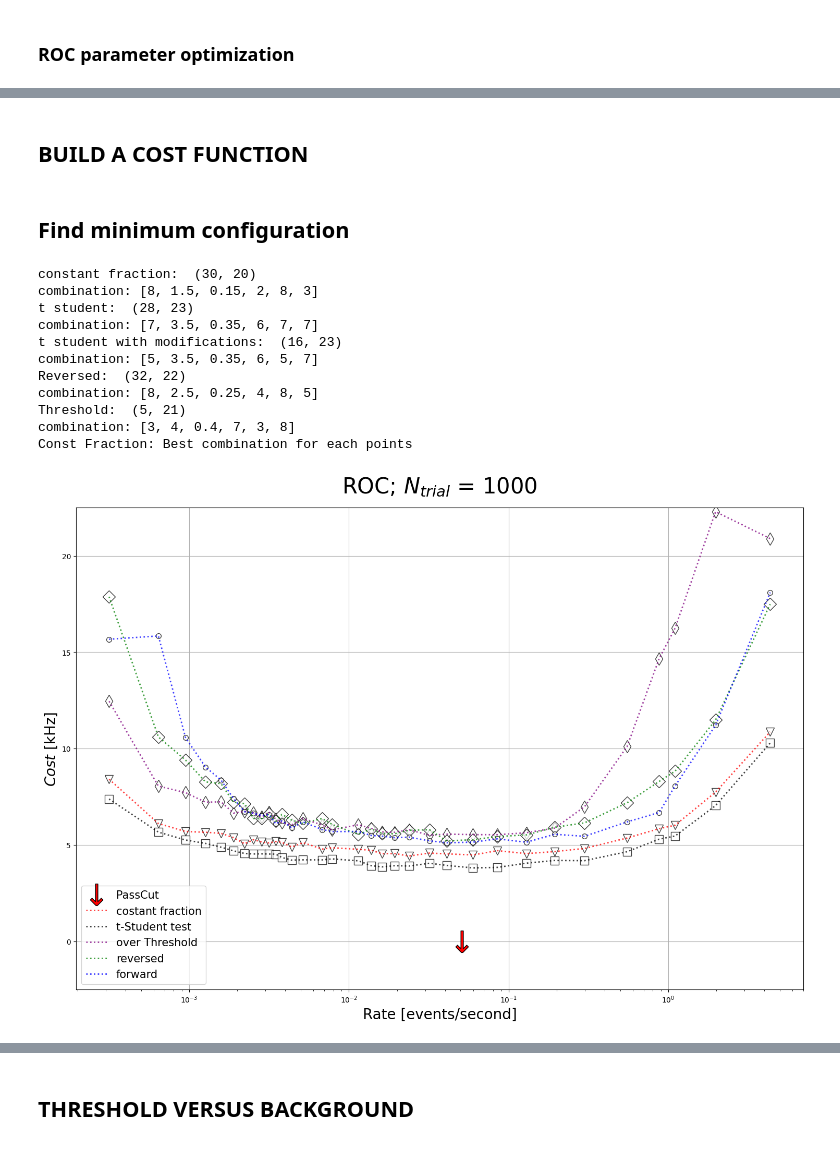
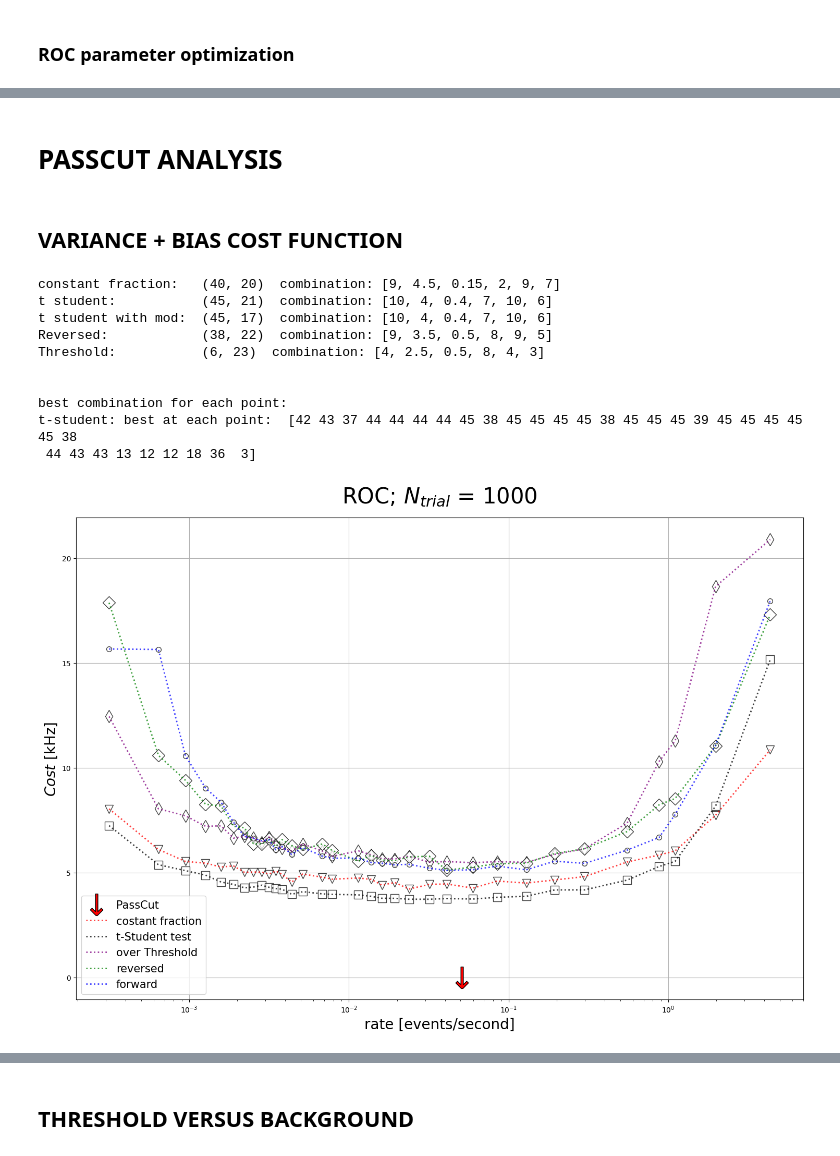
Before and after one commit to Adrianodelvincio/ALPHA, a Jupyter notebook: ALPHA-2/LineShape/MVA.ipynb, the cells around one changed output, grey strips where cells are left out. Saved outputs shown, nothing was run; the diff lists cells and outputs as text; code cells hidden in the pictures.

```diff
--- a/ALPHA-2/LineShape/MVA.ipynb
+++ b/ALPHA-2/LineShape/MVA.ipynb
@@ -257,0 +372,2 @@ GOODCOFFE
+# %% [markdown]
+# PASSCUT ANALYSIS
@@ -258,15 +395,16 @@ GOODCOFFE
 # %% [markdown]
-## BUILD A COST FUNCTION
+## VARIANCE + BIAS COST FUNCTION
 # %%
 # Cost functions
-ROC_cost_cf = np.sqrt(ROC_stdCf**2 + ROC_biasCf**2)
-ROC_cost_thr = np.sqrt(ROC_stdThr**2 + ROC_biasThr**2)
-ROC_cost_veto = np.sqrt(ROC_stdVeto**2 + ROC_biasVeto**2)
-ROC_cost_rev = np.sqrt(ROC_stdRev**2 + ROC_biasRev**2)
-ROC_cost_sum = np.sqrt(ROC_stdSum**2 + ROC_biasSum**2)
-ROC_cost_sign = np.sqrt(ROC_stdSign**2 + ROC_biasSign**2)
+def costFunction(x,y):
+    return np.sqrt(x**2 + y**2)
+
+ROC_cost_cf = costFunction(ROC_stdCf,ROC_biasCf)
+ROC_cost_thr = costFunction(ROC_stdThr,ROC_biasThr)
+ROC_cost_veto = costFunction(ROC_stdVeto,ROC_biasVeto)
+ROC_cost_rev = costFunction(ROC_stdRev,ROC_biasRev)
+ROC_cost_sum = costFunction(ROC_stdSum,ROC_biasSum)
+ROC_cost_sign = costFunction(ROC_stdSign,ROC_biasSign)
-# %% [markdown]
-## Find minimum configuration
 # %%
 import matplotlib._color_data as mcd # package for colors
 
@@ -278,33 +416,26 @@ overlap = sorted(overlap, reverse=True)
 
 # Find best configuration which minimize the cost
 ind = np.unravel_index(np.argmin(ROC_cost_cf, axis = None), ROC_cost_cf.shape)
-print("constant fraction: ", ind)
-print("combination:", combinations[ind[0]])
+print("constant fraction:  ", ind, " combination:", combinations[ind[0]])
 
 ind = np.unravel_index(np.argmin(ROC_cost_sum, axis = None), ROC_cost_sum.shape)
-print("t student: ", ind)
-print("combination:", combinations[ind[0]])
+print("significance :          ", ind, " combination:", combinations[ind[0]])
 
 ind = np.unravel_index(np.argmin(ROC_cost_sign, axis = None), ROC_cost_sign.shape)
-print("t student with modifications: ", ind)
-print("combination:", combinations[ind[0]])
+print("significance  with mod: ", ind, " combination:", combinations[ind[0]])
 
 ind = np.unravel_index(np.argmin(ROC_cost_rev, axis = None), ROC_cost_rev.shape)
-print("Reversed: ", ind)
-print("combination:", combinations[ind[0]])
+print("Reversed:           ", ind, " combination:", combinations[ind[0]])
 
 ind = np.unravel_index(np.argmin(ROC_cost_thr, axis = None), ROC_cost_thr.shape)
-print("Threshold: ", ind)
-print("combination:", combinations[ind[0]])
-
+print("Threshold:          ", ind, " combination:", combinations[ind[0]])
 
 
 # Find the best configuration of each algorithm with respect to each MVA points
-print("Const Fraction: Best combination for each points")
 # CONSTANT FRACTION
 minimaInd_cf = np.argmin(ROC_cost_cf, axis = 0)
 best_cf = np.zeros(len(rate))
-# T STUDENT TEST
+# significance  TEST
 minimaInd_sum = np.argmin(ROC_cost_sum, axis = 0)
 best_sum = np.zeros(len(rate))
 # SIGNIFICANCE
@@ -319,6 +450,10 @@ best_rev = np.zeros(len(rate))
 # FORWARD
 minimaInd_veto = np.argmin(ROC_cost_veto, axis = 0)
 best_veto = np.zeros(len(rate))
+
+print("\n")
+print("best combination for each point:")
+print("t-student: best at each point: ", minimaInd_sum)
 
 # Plot of the best configuration for each point
 plt.figure(0,figsize = (18,12))
@@ -333,48 +468,45 @@ for i,item in enumerate(rate): # Loop on each MVA point
     index = minimaInd_sum[i]
     best_sum[i] = ROC_cost_sum[index][i]
     plt.errorbar(item, best_sum[i], linestyle = '',marker = "s", markersize = 12, color = "white", markeredgecolor='black', alpha = 0.75)
     # threshold
     index = minimaInd_thr[i]
     best_thr[i] = ROC_cost_thr[index][i]
     plt.errorbar(item, best_thr[i], linestyle = '',marker = "d", markersize = 12, color = "white", markeredgecolor='black', alpha = 0.75)
     # reversed
     index = minimaInd_rev[i]
     best_rev[i] = ROC_cost_rev[index][i]
     plt.errorbar(item, best_rev[i], linestyle = '',marker = "D", markersize =12, color = "white", markeredgecolor='black', alpha = 0.75)
     # forward
     index = minimaInd_veto[i]
     best_veto[i] = ROC_cost_veto[index][i]
     plt.errorbar(item, best_veto[i], linestyle = '',marker = ".", markersize = 14, color = "white", markeredgecolor='black', alpha = 0.75)
 
 # PASSCUT
 
-
-
 plt.title("ROC; " + r"$N_{trial}$ = " + str(Ntrial) , fontsize = 30)
-plt.xlabel("Rate [events/second]", fontsize = 20)
+plt.xlabel("rate [events/second]", fontsize = 20)
 plt.ylabel(r"$Cost$ [kHz]", fontsize = 20)
 plt.xscale("log")
 plt.grid()
-plt.ylim(-2.5,22.5)
+#plt.ylim(-2.5,22.5)
 plt.plot(0.051, 0, color = "red", linestyle = '', marker=r'$\downarrow$', markersize = 30, markeredgecolor='black', label = "PassCut", alpha = 1)
 plt.errorbar(rate, best_cf , linestyle = 'dotted', color = "red", label = "costant fraction", linewidth = 2 ,alpha = 0.75)
 plt.errorbar(rate, best_sum, linestyle = 'dotted', color = "black", label = r"t-Student test",linewidth = 2 , alpha = 0.75)
 plt.errorbar(rate, best_thr, linestyle = 'dotted', color = "purple", label = "over Threshold", linewidth = 2 ,alpha = 0.75)
 plt.errorbar(rate, best_rev, linestyle = 'dotted', color = "green", label = "reversed", linewidth = 2 ,alpha = 0.75)
 plt.errorbar(rate, best_veto, linestyle = 'dotted', color = "blue", label = "forward", linewidth = 2 ,alpha = 0.75)
 plt.legend(fontsize = 15)
-plt.savefig("Plot/mvaScan/ROC_best_values2.jpg", format = "jpg")
-plt.savefig("Plot/mvaScan/ROC_best_values2.pdf", format = "pdf")
+plt.savefig("Plot/mvaScan/ROC_variance_bias.jpg", format = "jpg")
+plt.savefig("Plot/mvaScan/ROC_variance_bias.pdf", format = "pdf")
 # %% [output]
-constant fraction:  (30, 20)
-combination: [8, 1.5, 0.15, 2, 8, 3]
-t student:  (28, 23)
-combination: [7, 3.5, 0.35, 6, 7, 7]
-t student with modifications:  (16, 23)
-combination: [5, 3.5, 0.35, 6, 5, 7]
-Reversed:  (32, 22)
-combination: [8, 2.5, 0.25, 4, 8, 5]
-Threshold:  (5, 21)
-combination: [3, 4, 0.4, 7, 3, 8]
-Const Fraction: Best combination for each points
+constant fraction:   (40, 20)  combination: [9, 4.5, 0.15, 2, 9, 7]
+t student:           (45, 21)  combination: [10, 4, 0.4, 7, 10, 6]
+t student with mod:  (45, 17)  combination: [10, 4, 0.4, 7, 10, 6]
+Reversed:            (38, 22)  combination: [9, 3.5, 0.5, 8, 9, 5]
+Threshold:           (6, 23)  combination: [4, 2.5, 0.5, 8, 4, 3]
+
+
+best combination for each point:
+t-student: best at each point:  [42 43 37 44 44 44 44 45 38 45 45 45 45 38 45 45 45 39 45 45 45 45 45 38
+ 44 43 43 13 12 12 18 36  3]
-[figure, old version]
+[figure, new version]
```
Also changed, not shown: parts of 25 cells of this notebook, 1 other file.
